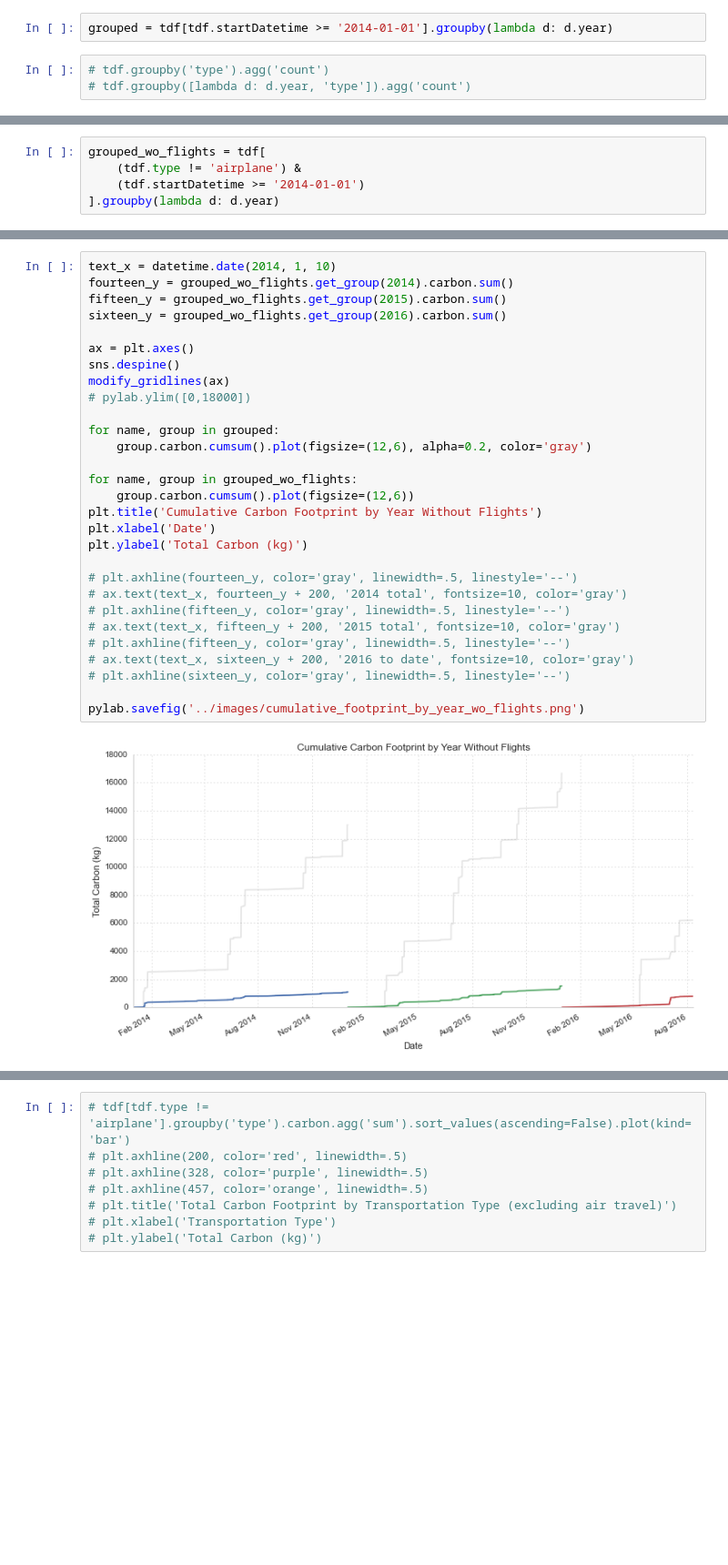
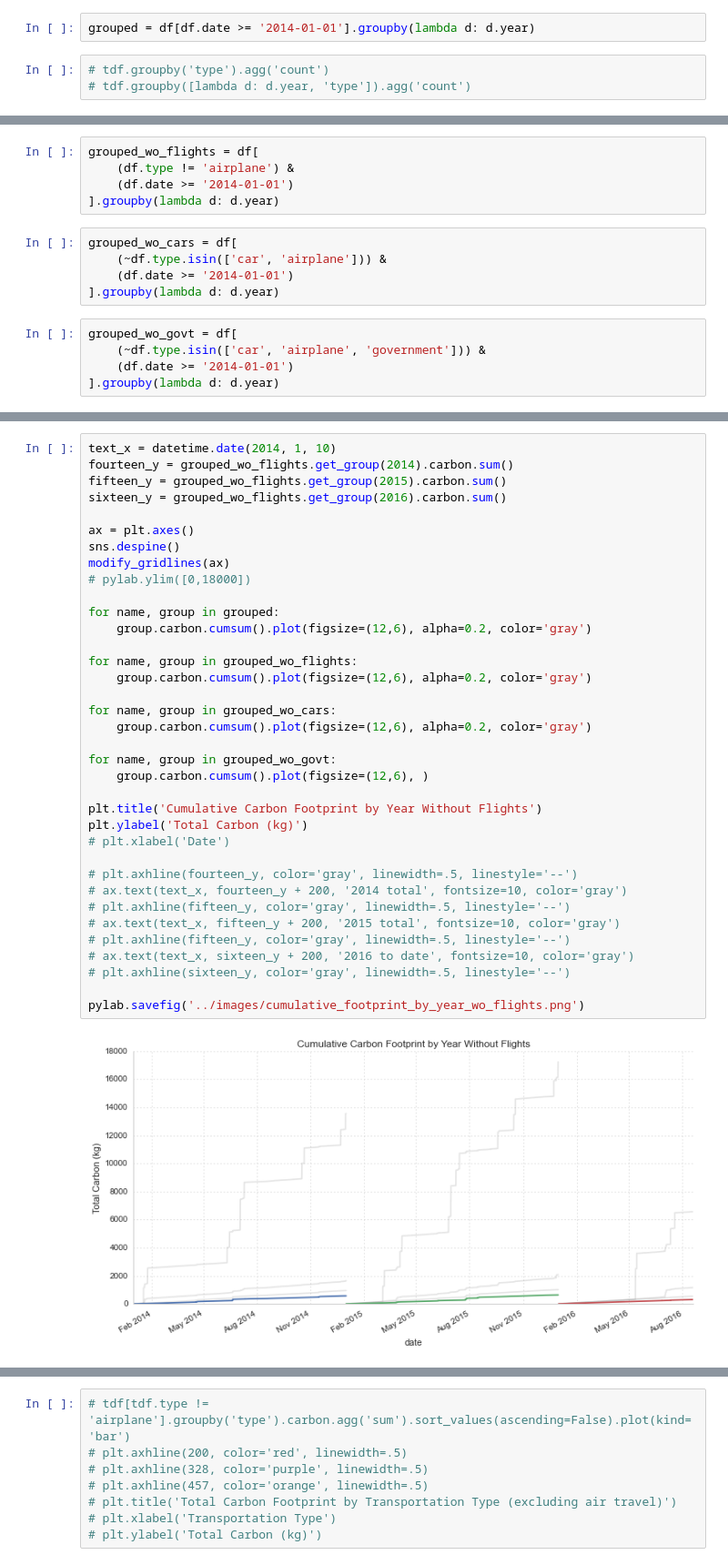
Before and after one commit to pdarche/carbon, a Jupyter notebook: notebooks/Carbon Footprint - EDA.ipynb, the cells around one changed output, grey strips where cells are left out. Shown: that part at 91% size. Cells and saved outputs as stored; diff of their text form; blank space fills up the shorter version.

```diff
--- a/notebooks/Carbon Footprint - EDA.ipynb
+++ b/notebooks/Carbon Footprint - EDA.ipynb
@@ -137,7 +166,7 @@ TypeError: cannot concatenate a non-NDFrame object
 # plt.show()
 # pylab.savefig('../images/all_time_footprint.png')
 # %%
-grouped = tdf[tdf.startDatetime >= '2014-01-01'].groupby(lambda d: d.year)
+grouped = df[df.date >= '2014-01-01'].groupby(lambda d: d.year)
 # %%
 # tdf.groupby('type').agg('count')
 # tdf.groupby([lambda d: d.year, 'type']).agg('count')
@@ -176,6 +205,16 @@ pylab.savefig('../images/cumulative_footprint_by_year.png')
 # %%
-grouped_wo_flights = tdf[
-    (tdf.type != 'airplane') &
-    (tdf.startDatetime >= '2014-01-01')
+grouped_wo_flights = df[
+    (df.type != 'airplane') &
+    (df.date >= '2014-01-01')
 ].groupby(lambda d: d.year)
+# %%
+grouped_wo_cars = df[
+    (~df.type.isin(['car', 'airplane'])) &
+    (df.date >= '2014-01-01')
+].groupby(lambda d: d.year)
+# %%
+grouped_wo_govt = df[
+    (~df.type.isin(['car', 'airplane', 'government'])) &
+    (df.date >= '2014-01-01')
+].groupby(lambda d: d.year)
 # %%
@@ -183,34 +222,41 @@ grouped_type = tdf.groupby('type')
 # %%
 text_x = datetime.date(2014, 1, 10)
 fourteen_y = grouped_wo_flights.get_group(2014).carbon.sum()
 fifteen_y = grouped_wo_flights.get_group(2015).carbon.sum()
 sixteen_y = grouped_wo_flights.get_group(2016).carbon.sum()
 
 ax = plt.axes()
 sns.despine()
 modify_gridlines(ax)
 # pylab.ylim([0,18000])
 
 for name, group in grouped:
     group.carbon.cumsum().plot(figsize=(12,6), alpha=0.2, color='gray')
 
 for name, group in grouped_wo_flights:
-    group.carbon.cumsum().plot(figsize=(12,6))
+    group.carbon.cumsum().plot(figsize=(12,6), alpha=0.2, color='gray')
+
+for name, group in grouped_wo_cars:
+    group.carbon.cumsum().plot(figsize=(12,6), alpha=0.2, color='gray')
+
+for name, group in grouped_wo_govt:
+    group.carbon.cumsum().plot(figsize=(12,6), )
+
 plt.title('Cumulative Carbon Footprint by Year Without Flights')
-plt.xlabel('Date')
 plt.ylabel('Total Carbon (kg)')
+# plt.xlabel('Date')
 
 # plt.axhline(fourteen_y, color='gray', linewidth=.5, linestyle='--')
 # ax.text(text_x, fourteen_y + 200, '2014 total', fontsize=10, color='gray')
 # plt.axhline(fifteen_y, color='gray', linewidth=.5, linestyle='--')
 # ax.text(text_x, fifteen_y + 200, '2015 total', fontsize=10, color='gray')
 # plt.axhline(fifteen_y, color='gray', linewidth=.5, linestyle='--')
 # ax.text(text_x, sixteen_y + 200, '2016 to date', fontsize=10, color='gray')
 # plt.axhline(sixteen_y, color='gray', linewidth=.5, linestyle='--')
 
 pylab.savefig('../images/cumulative_footprint_by_year_wo_flights.png')
 # %% [output]
-[figure, old version]
+[figure, new version]
 # %%
 # Carbon distribution by transportation type
 ax = plt.axes()
```
Also changed, not shown: parts of 27 cells of this notebook, 4 other files.
